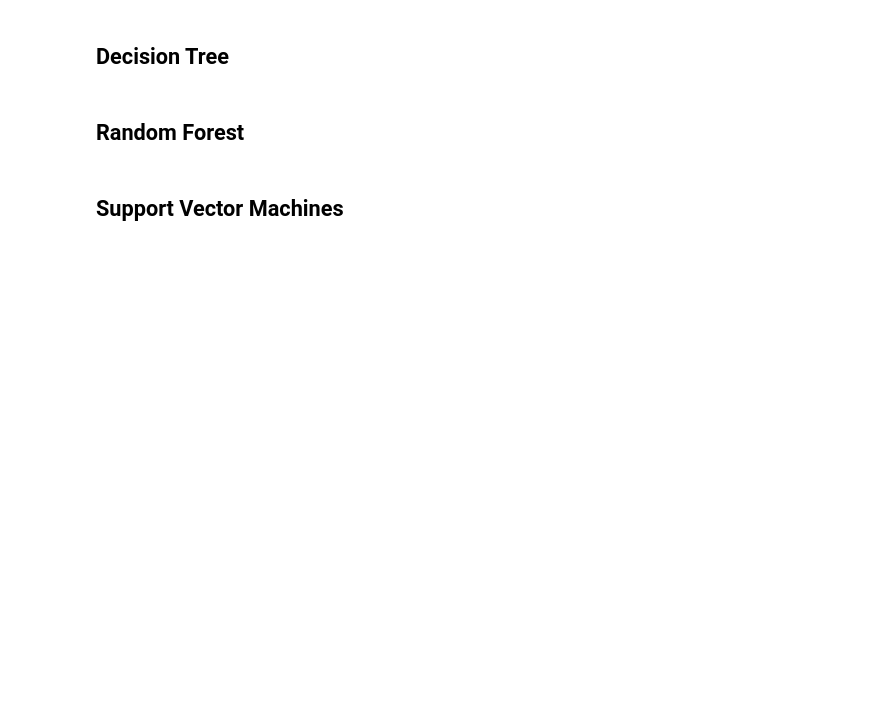
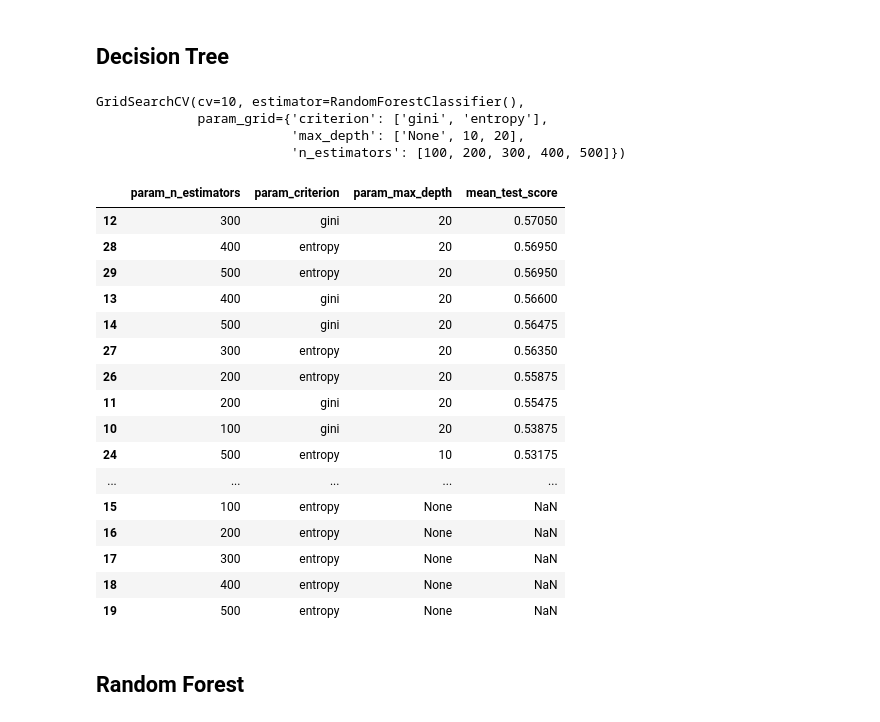
Before and after one commit to hoverslam/ml-projects, a Jupyter notebook: location/location.ipynb, the cells around one changed output. Saved outputs shown, nothing was run; the diff lists cells and outputs as text; code cells hidden in the pictures; blank space fills up the shorter version.

```diff
--- a/location/location.ipynb
+++ b/location/location.ipynb
@@ -29,6 +40,8 @@ Columns: 448 entries, ID to 446
 dtypes: int64(448)
 memory usage: 13.7 MB
 # %%
-X_train = train.drop(["ID", "class"], axis=1)
-y_train = train["class"]
+X = train.drop(["ID", "class"], axis=1)
+y = train["class"]
+
+X_test = test.drop(["ID"], axis=1)
 # %%
@@ -119,0 +97,3 @@ knn = {
+# %%
+cv = 10
+verbose = 0
@@ -119,0 +102,4 @@ knn = {
+# %%
+parameters = {"n_neighbors":[1, 5, 10, 20, 30, 40, 50], "weights":["uniform", "distance"]}
+knn = GridSearchCV(neighbors.KNeighborsClassifier(), parameters, cv=cv, verbose=verbose)
+knn.fit(X, y)
@@ -138,2 +132,33 @@ decision_tree = {
+# %%
+parameters = {"n_estimators":[100, 200, 300, 400, 500], "criterion":["gini", "entropy"], "max_depth":["None", 10, 20]}
+dt = GridSearchCV(RandomForestClassifier(), parameters, cv=cv, verbose=verbose)
+dt.fit(X, y)
+# %% [output]
+GridSearchCV(cv=10, estimator=RandomForestClassifier(),
+             param_grid={'criterion': ['gini', 'entropy'],
+                         'max_depth': ['None', 10, 20],
+                         'n_estimators': [100, 200, 300, 400, 500]})
+# %%
+dt_results = pd.DataFrame(dt.cv_results_)
+dt_results = dt_results[["param_n_estimators", "param_criterion", "param_max_depth", "mean_test_score"]]
+dt_results.sort_values(["mean_test_score"], ascending=False)
+# %% [output]
+|  | param_n_estimators | param_criterion | param_max_depth | mean_test_score |
+| 12 | 300 | gini | 20 | 0.57050 |
+| 28 | 400 | entropy | 20 | 0.56950 |
+| 29 | 500 | entropy | 20 | 0.56950 |
+| 13 | 400 | gini | 20 | 0.56600 |
+| 14 | 500 | gini | 20 | 0.56475 |
+| 27 | 300 | entropy | 20 | 0.56350 |
+| 26 | 200 | entropy | 20 | 0.55875 |
+| 11 | 200 | gini | 20 | 0.55475 |
+| 10 | 100 | gini | 20 | 0.53875 |
+| 24 | 500 | entropy | 10 | 0.53175 |
+| ... | ... | ... | ... | ... |
+| 15 | 100 | entropy | None | NaN |
+| 16 | 200 | entropy | None | NaN |
+| 17 | 300 | entropy | None | NaN |
+| 18 | 400 | entropy | None | NaN |
+| 19 | 500 | entropy | None | NaN |
 # %% [markdown]
 ## Random Forest
@@ -157,2 +164,0 @@ random_forest = {
-# %% [markdown]
-## Support Vector Machines
```
Also changed, not shown: parts of 49 cells of this notebook.
